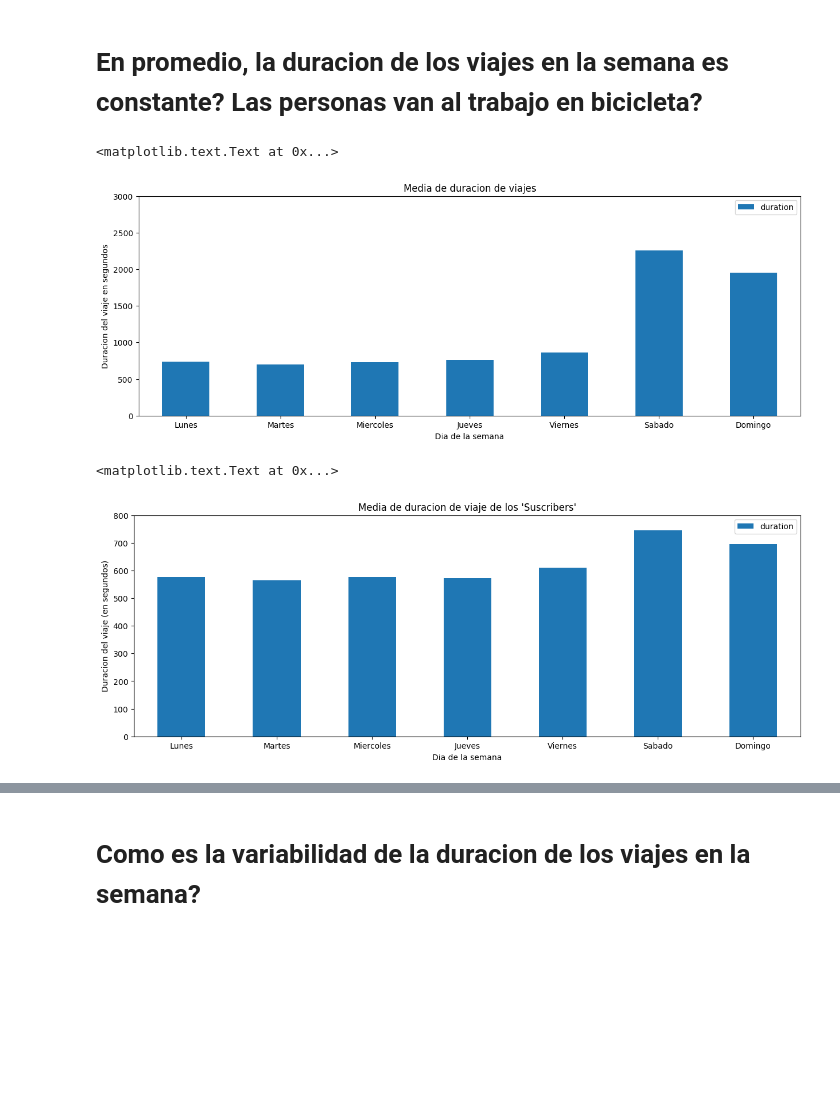
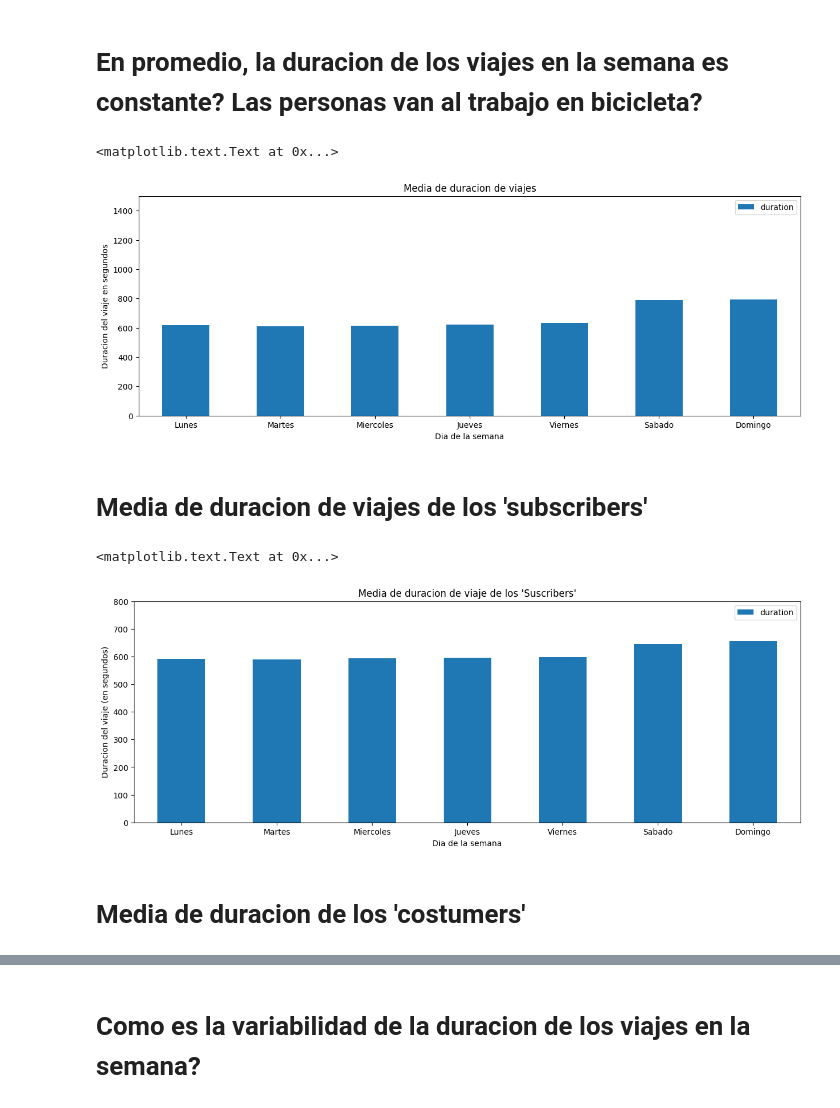
Before and after one commit to Azowyl/TP-Datos, a Jupyter notebook: TP.ipynb, the cells around one changed output, grey strips where cells are left out. Saved outputs shown, nothing was run; the diff lists cells and outputs as text; code cells hidden in the pictures; blank space fills up the shorter version.

Commit message:
eliminacion de outliers y pulido

```diff
--- a/TP.ipynb
+++ b/TP.ipynb
@@ -352,3 +345,8 @@ duration_count.loc[ ( duration_count.duration > 20000 )]['trip_count'].sum()
+# %%
+# claramente existen outliers por lo que se los elimina del set de datos
+# segun "http://www.bayareabikeshare.com/how-it-works" los viajes de mas de 30 min se cobran extra, por lo que se filtra
+# por duracion < 30 min y < 5 min.
+trips = trips.loc[(trips.duration < 1800) & (trips.duration > 300)]
 # %% [markdown]
 # Como varia la cantidad de viajes segun el dia de la semana?
 # %%
@@ -428,11 +426,11 @@ def getNames(seriesOfNumbers):
 # %%
 tripsByDayAndDuration = trips.loc[:,['day_of_week','duration']].sort_values('day_of_week')
 tripsByDayAndDuration = tripsByDayAndDuration.groupby('day_of_week').mean().reset_index()
 tripsByDayAndDuration['day_of_week'] = tripsByDayAndDuration[['day_of_week']].apply(lambda dates: getNames(dates))
-tripsByDayAndDuration.plot.bar('day_of_week','duration',ylim=(0,3000), rot=0)
+tripsByDayAndDuration.plot.bar('day_of_week','duration',ylim=(0,1500), rot=0)
 plt.title('Media de duracion de viajes')
 plt.xlabel('Dia de la semana')
 plt.ylabel('Duracion del viaje en segundos')
 # %% [output]
 <matplotlib.text.Text at 0x...>
-[figure, old version]
+[figure, new version]
@@ -442,3 +437,5 @@ plt.ylabel('Duracion del viaje en segundos')
+# %% [markdown]
+# Media de duracion de viajes de los 'subscribers'
 # %%
 subscriptors_trips = trips.loc[trips.subscription_type == 'Subscriber',['day_of_week','duration']]
 subscriptors_trips = subscriptors_trips.groupby('day_of_week').mean().reset_index()
@@ -449,4 +446,6 @@ plt.xlabel('Dia de la semana')
 plt.ylabel('Duracion del viaje (en segundos)')
 # %% [output]
 <matplotlib.text.Text at 0x...>
-[figure, old version]
+[figure, new version]
+# %% [markdown]
+# Media de duracion de los 'costumers'
```
Also changed, not shown: parts of 16 cells of this notebook.
